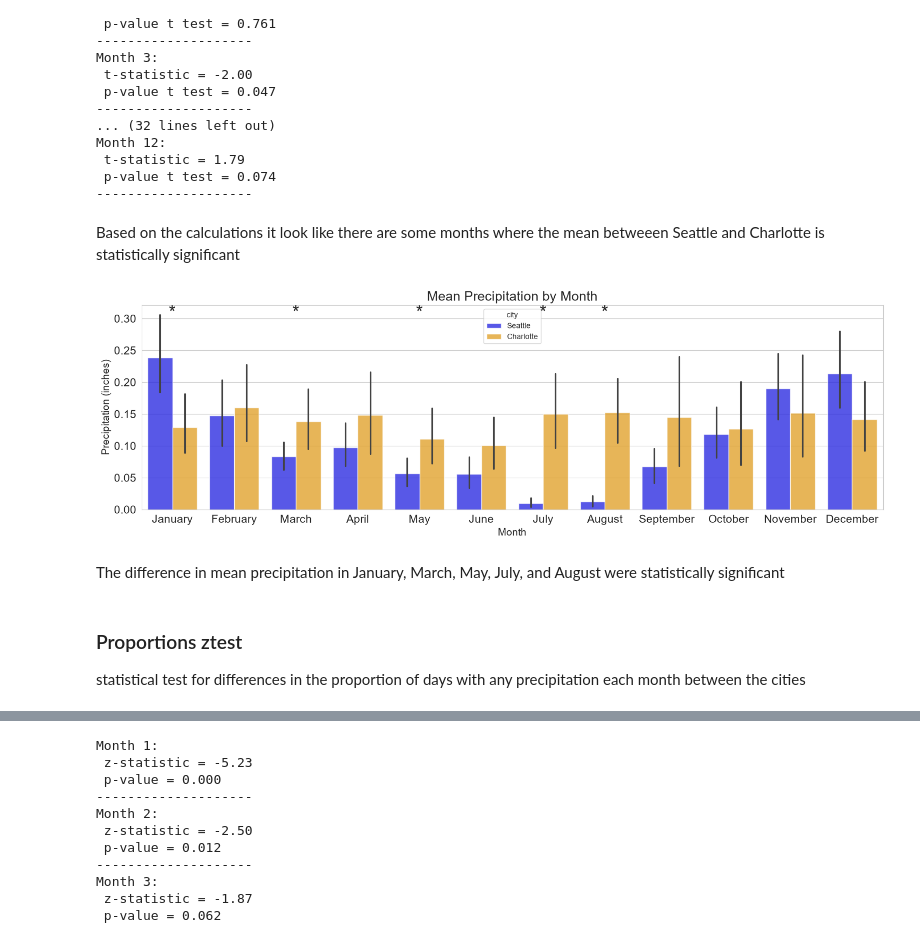
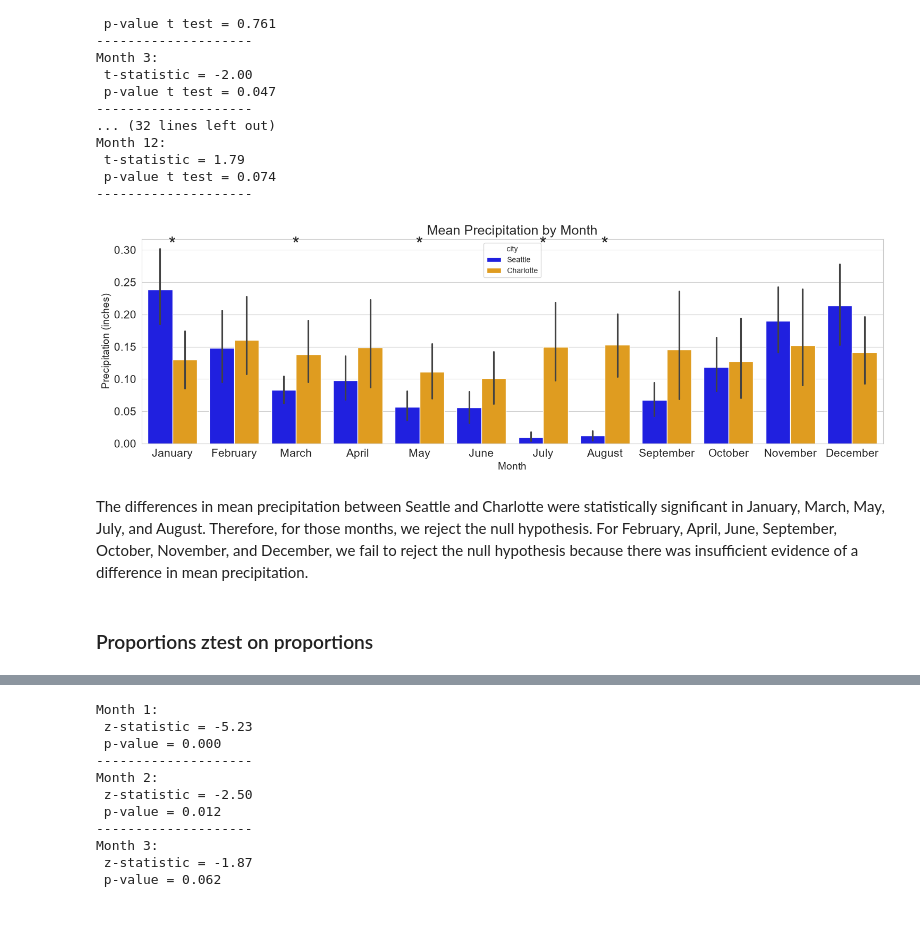
Before and after one commit to binay8/weather, a Jupyter notebook: code/Weather_Project_SEA_CHA.ipynb, the cells around one changed output, grey strips where cells are left out. Cells and saved outputs as stored; diff of their text form; code cells hidden in the pictures.

```diff
--- a/code/Weather_Project_SEA_CHA.ipynb
+++ b/code/Weather_Project_SEA_CHA.ipynb
@@ -789,29 +752,26 @@ Month 12:
  t-statistic = 1.79
  p-value t test = 0.074
 --------------------
-# %% [markdown]
-Based on the calculations it look like there are some months where the mean betweeen Seattle and Charlotte is statistically significant
 # %%
 plt.figure(figsize = (18,5))
-sns.barplot(data = df, x = 'month', y = 'precipitation', hue = 'city', palette = city_colors, hue_order=["Seattle", "Charlotte"], alpha = 0.75)
+sns.barplot(data = df, x = 'month', y = 'precipitation', hue = 'city', palette = city_colors, hue_order=["Seattle", "Charlotte"])
 plt.title("Mean Precipitation by Month", fontsize = 18)
 plt.xlabel("Month", fontsize =14)
 plt.ylabel("Precipitation (inches)", fontsize = 14)
 
 plt.tick_params(labelsize =15)
 plt.xticks(ticks= range(12), labels = month_names)
 
 # Add stars for significantly different months
 for month in range(12):
     # Add a star
     if significantly_different[month] == 1:
         plt.text(month, 0.3, '*', ha = 'center', fontsize =25)
 
 plt.show()
 # %% [output]
-[figure, old version]
+[figure, new version]
 # %% [markdown]
-The difference in mean precipitation in January, March, May, July, and August were statistically significant
+The differences in mean precipitation between Seattle and Charlotte were statistically significant in January, March, May, July, and August. Therefore, for those months, we reject the null hypothesis. For February, April, June, September, October, November, and December, we fail to reject the null hypothesis because there was insufficient evidence of a difference in mean precipitation.
 # %% [markdown]
-### Proportions ztest
-statistical test for differences in the proportion of days with any precipitation each month between the cities
+### Proportions ztest on proportions
```
Also changed, not shown: parts of 73 cells of this notebook.
